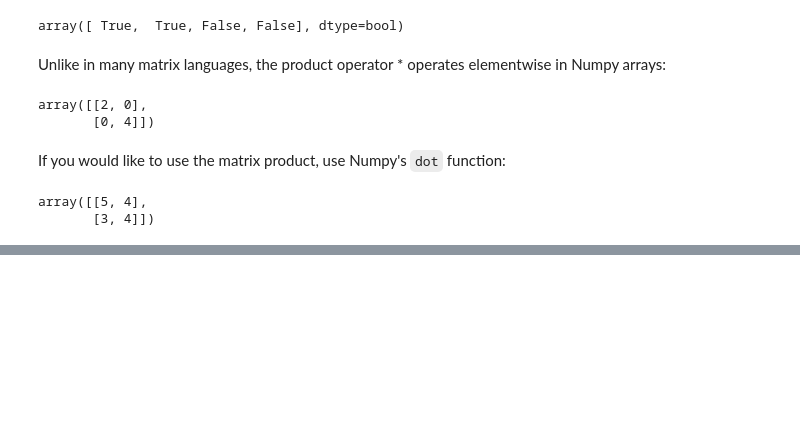
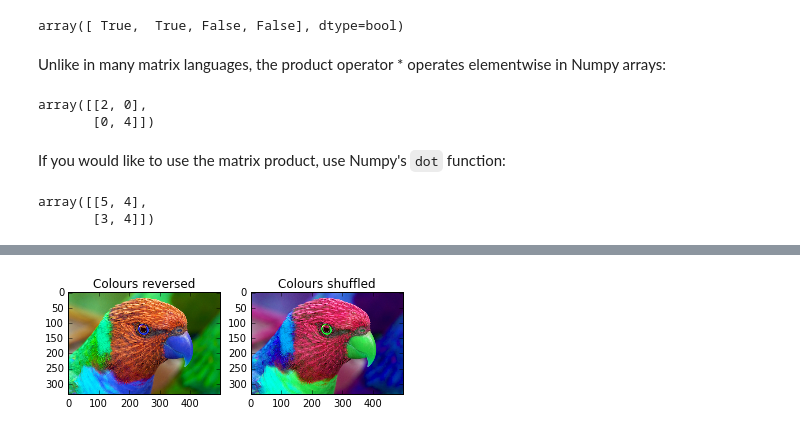
Before and after one commit to AustralianSynchrotron/python-workshop-2016, a Jupyter notebook: 5_Numpy.ipynb, the cells around one changed output, grey strips where cells are left out. Drawn from its saved outputs; the diff is of its cells as text; code cells hidden in the pictures; blank space fills up the shorter version.

```diff
--- a/5_Numpy.ipynb
+++ b/5_Numpy.ipynb
@@ -230,0 +344,10 @@ array([[5, 4],
+# %%
+colours_reversed = parrot[:, :, ::-1]
+
+colours_shuffled = parrot[:, :, (2, 0, 1)]
+
+_, axes = plt.subplots(1, 2)
+show_image(colours_reversed, 'Colours reversed', axes[0])
+show_image(colours_shuffled, 'Colours shuffled', axes[1])
+# %% [output]
+[figure, added]
```
Also changed, not shown: parts of 42 cells of this notebook, 11 other files.
